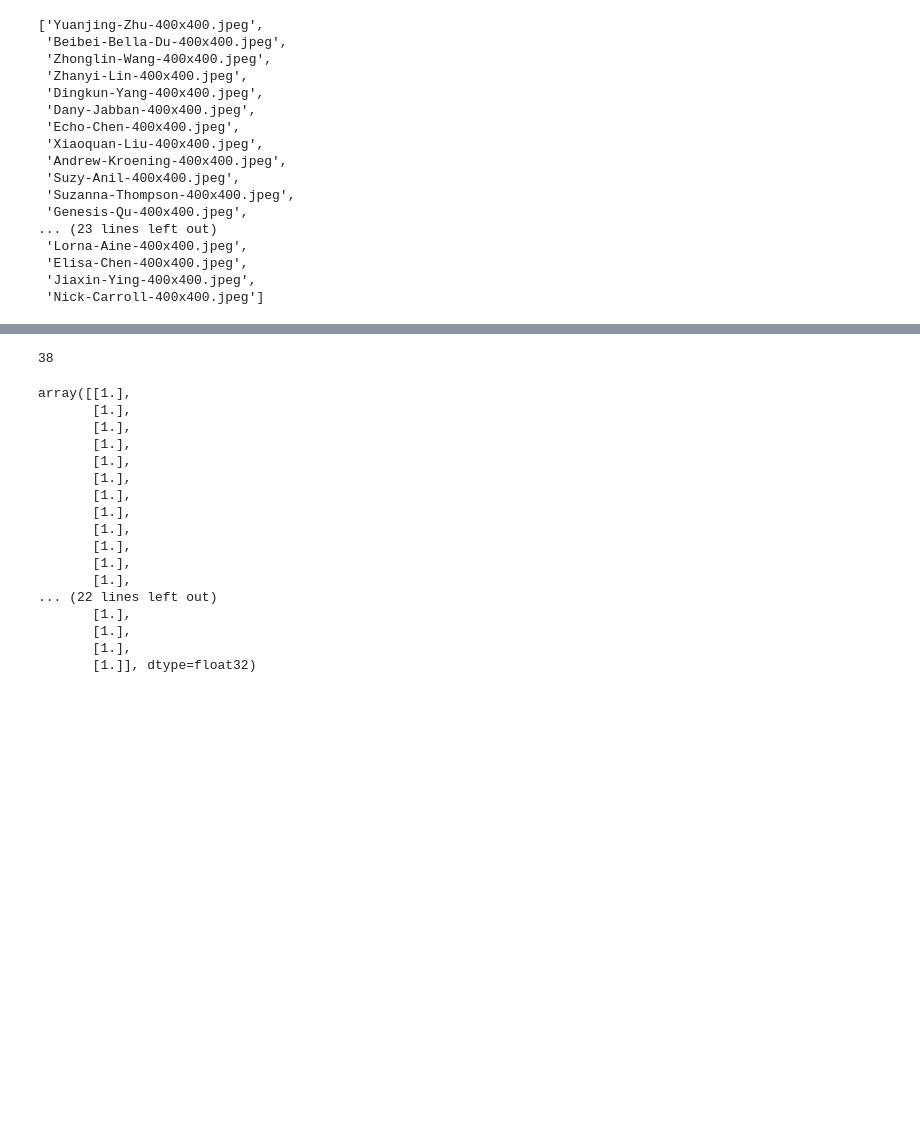
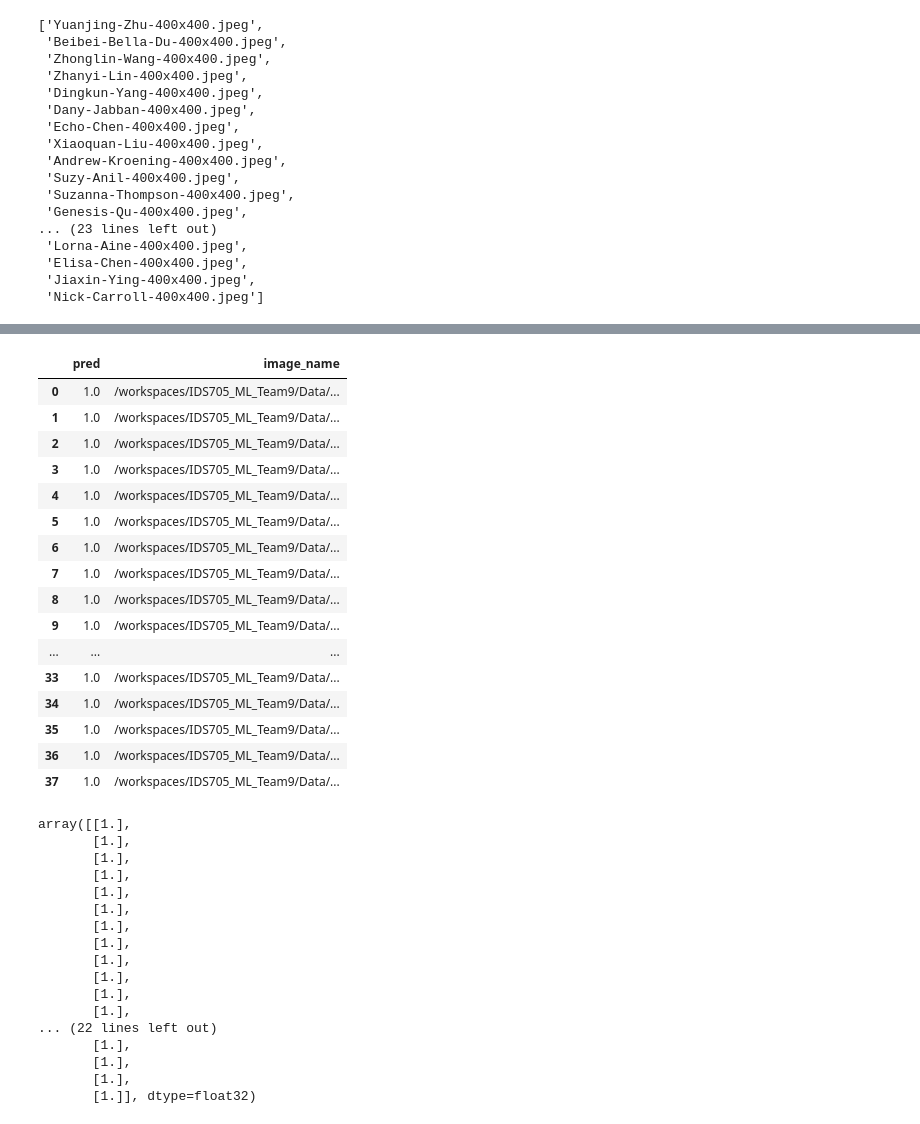
Before and after one commit to nogibjj/IDS705_ML_Team9, a Jupyter notebook: predict_model.ipynb, the cells around one changed output, grey strips where cells are left out. Cells and saved outputs as stored; diff of their text form; code cells hidden in the pictures; blank space fills up the shorter version.

```diff
--- a/predict_model.ipynb
+++ b/predict_model.ipynb
@@ -238,3 +238,15 @@ os.listdir(mids24_path)
  'Elisa-Chen-400x400.jpeg',
  'Jiaxin-Ying-400x400.jpeg',
  'Nick-Carroll-400x400.jpeg']
+# %%
+def get_path(path):
+    img_path = []
+    for i in os.listdir(path):
+        # print(i)
+        if i[-4:] == "jpeg":
+        # print(path + str('/' + i))
+            with open(path + str('/' + i), 'rb') as f:
+                img_path.append(path + str('/' + i))
+    return img_path
+
+get_path(mids24_path)
@@ -241,11 +271,27 @@ os.listdir(mids24_path)
 # %%
 len(mids24_pred)
 # create a dataframe to store the prediction result and the image name
-# mids24_pred_df = pd.DataFrame(mids24_pred, columns=["pred"])
-# mids24_pred_df["image_name"] = os.listdir(mids24_path)
-# mids24_pred_df
+mids24_pred_df = pd.DataFrame(mids24_pred, columns=["pred"])
+mids24_pred_df["image_name"] = get_path(mids24_path)
+mids24_pred_df
 # %% [output]
-38
+|  | pred | image_name |
+| 0 | 1.0 | /workspaces/IDS705_ML_Team9/Data/... |
+| 1 | 1.0 | /workspaces/IDS705_ML_Team9/Data/... |
+| 2 | 1.0 | /workspaces/IDS705_ML_Team9/Data/... |
+| 3 | 1.0 | /workspaces/IDS705_ML_Team9/Data/... |
+| 4 | 1.0 | /workspaces/IDS705_ML_Team9/Data/... |
+| 5 | 1.0 | /workspaces/IDS705_ML_Team9/Data/... |
+| 6 | 1.0 | /workspaces/IDS705_ML_Team9/Data/... |
+| 7 | 1.0 | /workspaces/IDS705_ML_Team9/Data/... |
+| 8 | 1.0 | /workspaces/IDS705_ML_Team9/Data/... |
+| 9 | 1.0 | /workspaces/IDS705_ML_Team9/Data/... |
+| ... | ... | ... |
+| 33 | 1.0 | /workspaces/IDS705_ML_Team9/Data/... |
+| 34 | 1.0 | /workspaces/IDS705_ML_Team9/Data/... |
+| 35 | 1.0 | /workspaces/IDS705_ML_Team9/Data/... |
+| 36 | 1.0 | /workspaces/IDS705_ML_Team9/Data/... |
+| 37 | 1.0 | /workspaces/IDS705_ML_Team9/Data/... |
 # %%
 mids24_pred
 # %% [output]
```
Also changed, not shown: parts of 2 cells of this notebook.
